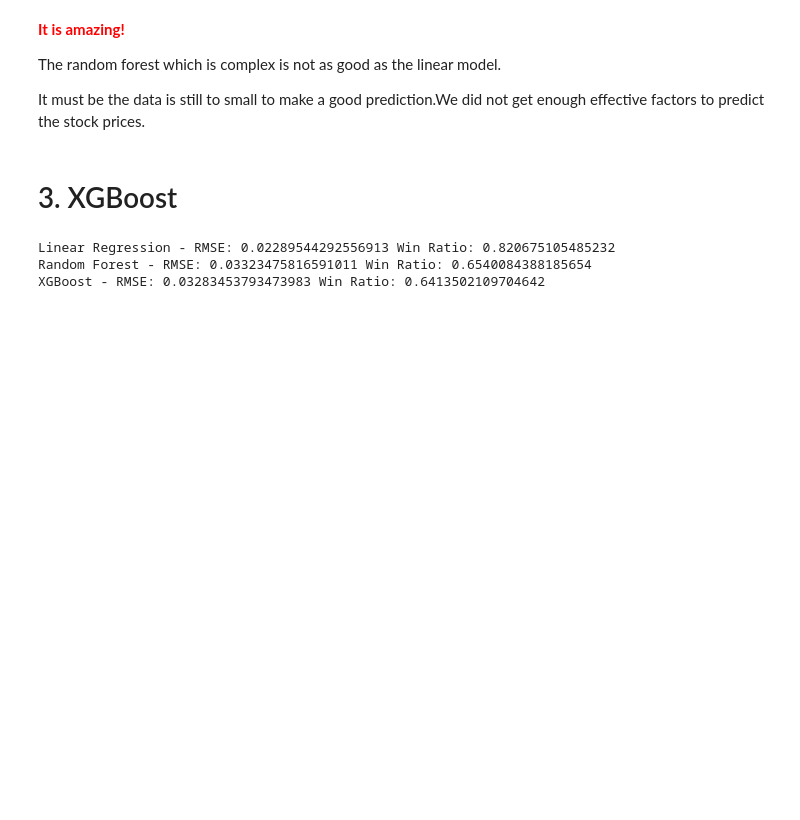
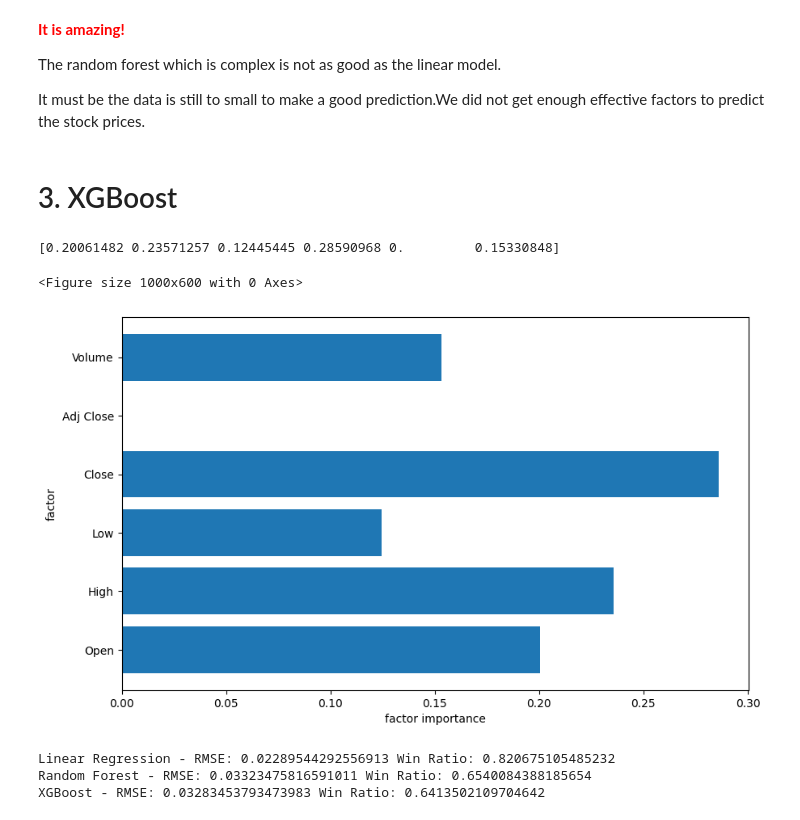
Before and after one commit to diyizhilunba/Python-for-Finance, a Jupyter notebook: machine-learning.ipynb, the cells around one changed output. Cells and saved outputs as stored; diff of their text form; code cells hidden in the pictures; blank space fills up the shorter version.

```diff
--- a/machine-learning.ipynb
+++ b/machine-learning.ipynb
@@ -147,6 +162,21 @@ xgb_model.fit(X_train, y_train.values.ravel())
 y_pred_xgb = xgb_model.predict(X_test)
 rmse_xgb = np.sqrt(mean_squared_error(y_test, y_pred_xgb))
 win_ratio_xgb = np.mean(np.sign(y_pred_xgb) == np.sign(y_test.values))
+# %%
+plt.figure(figsize=(10, 6))
+
+feature_importances = xgb_model.feature_importances_
+print(feature_importances)
+# Plotting feature importances for visualization
+plt.figure(figsize=(10, 6))
+plt.barh(X.columns, feature_importances)
+plt.xlabel('factor importance')
+plt.ylabel('factor')
+plt.show()
+# %% [output]
+[0.20061482 0.23571257 0.12445445 0.28590968 0.         0.15330848]
+<Figure size 1000x600 with 0 Axes>
+[figure, added]
 # %%
 print("Linear Regression - RMSE:", rmse_lr, "Win Ratio:", win_ratio_lr)
 print("Random Forest - RMSE:", rmse_rf, "Win Ratio:", win_ratio_rf)
```
Also changed, not shown: parts of 2 cells of this notebook.
